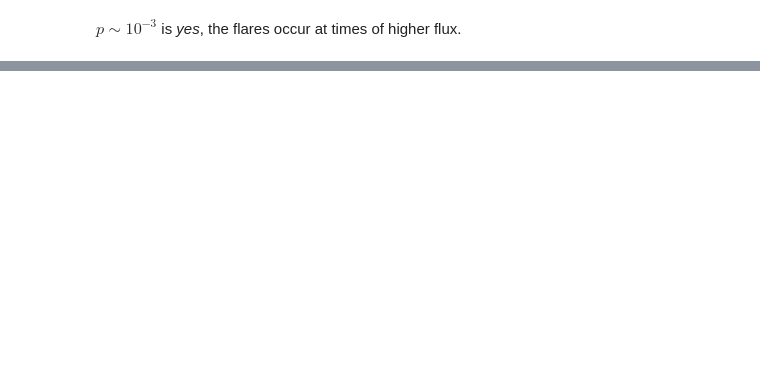
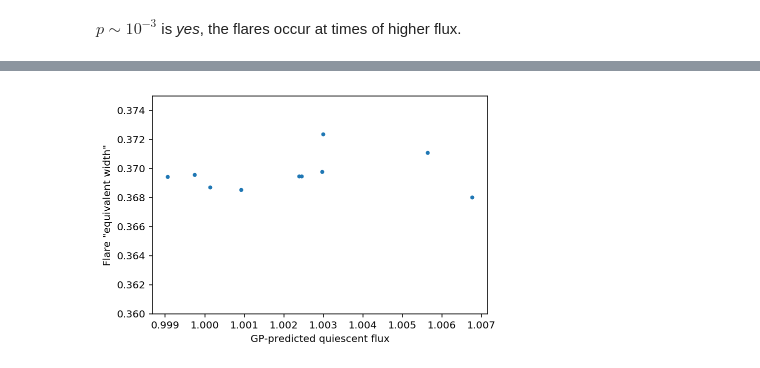
Before and after one commit to bmorris3/libra, a Jupyter notebook: notebooks/trappist1_flares_fluxcorrelated.ipynb, the cells around one changed output, grey strips where cells are left out. Saved outputs shown, nothing was run; the diff lists cells and outputs as text; code cells hidden in the pictures; blank space fills up the shorter version.

```diff
--- a/notebooks/trappist1_flares_fluxcorrelated.ipynb
+++ b/notebooks/trappist1_flares_fluxcorrelated.ipynb
@@ -131,0 +237,47 @@ $p \sim 10^{-3}$ is *yes*, the flares occur at times of higher flux.
+# %%
+from scipy.integrate import simps
+
+flare_times = np.loadtxt('flare_times.txt')
+
+integrated_flare_fluxes = []
+quiescent_gp_fluxes = []
+for flare_time in flare_times:
+
+    not_during_flare = np.abs(flare_time - k2_time_flares) > 0.2
+    during_flare = np.abs(flare_time - k2_time_flares) < 0.2
+
+    near_flare = np.abs(flare_time - k2_time_flares) < 0.5
+
+    flare_chunk_time = k2_time_flares[near_flare]
+    flare_chunk_flux = k2_flux_flares[near_flare]
+
+    flare_quies_time = k2_time_flares[near_flare & not_during_flare]
+    flare_quies_flux = k2_flux_flares[near_flare & not_during_flare]
+
+    p = np.polyfit(flare_quies_time, flare_quies_flux, 2)
+
+#     plt.figure()
+#     plt.plot(flare_chunk_time, flare_chunk_flux)
+#     plt.plot(flare_quies_time, flare_quies_flux)
+#     plt.plot(flare_quies_time, np.polyval(p, flare_quies_time))
+
+#     plt.figure()
+#     plt.plot(flare_chunk_time, 1 + flare_chunk_flux - np.polyval(p, flare_chunk_time))
+#     plt.plot(k2_time_flares[during_flare], 1 + k2_flux_flares[during_flare] - np.polyval(p, k2_time_flares[during_flare]))
+#     plt.plot(k2_time_flares[during_flare], 1 + pred_k2[during_flare])
+#     plt.show()
+    integrated_flux = simps(1 + k2_flux_flares[during_flare] - np.polyval(p, k2_time_flares[during_flare]),
+                            k2_time_flares[during_flare])
+    integrated_flare_fluxes.append(integrated_flux)
+
+    gp_flux = np.median(1 + pred_k2[during_flare])
+
+    quiescent_gp_fluxes.append(gp_flux)
+# %%
+plt.plot(quiescent_gp_fluxes, integrated_fluxes, '.')
+plt.ylabel('Flare "equivalent width"')
+plt.xlabel('GP-predicted quiescent flux')
+plt.ylim([0.36, 0.375])
+plt.savefig('fluence.png', bbox_inches='tight', dpi=200)
+# %% [output]
+[figure, added]
```
Also changed, not shown: parts of 11 cells of this notebook, 4 other files.
